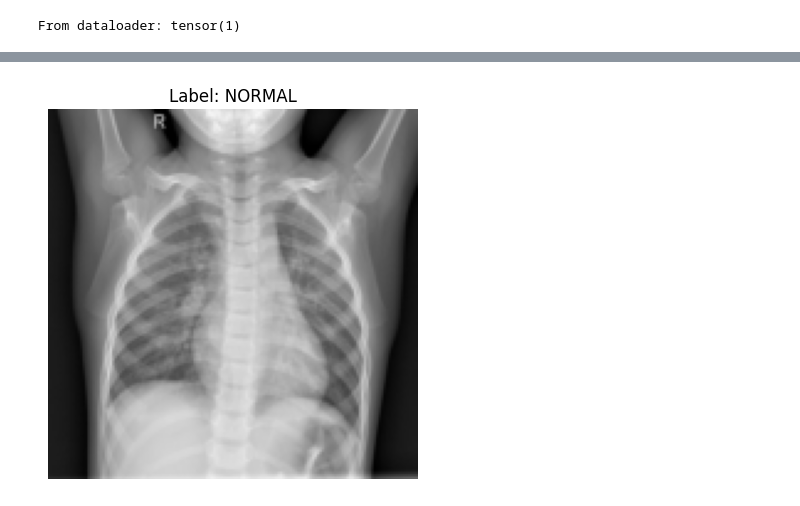
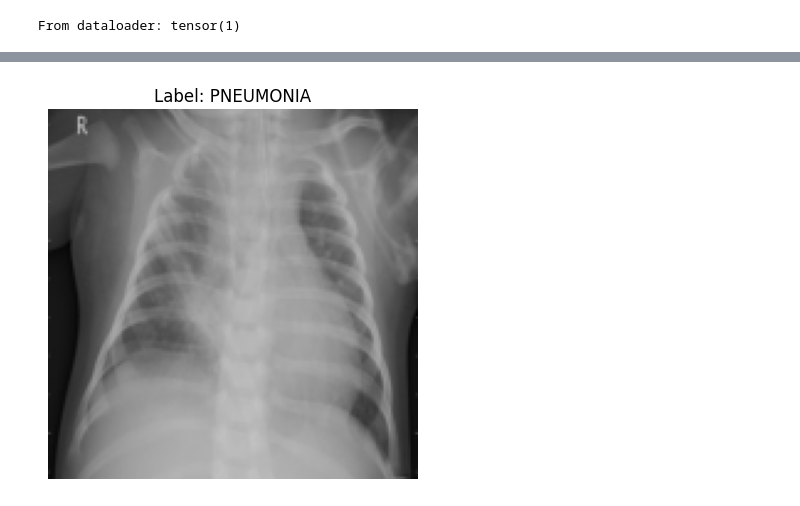
Before and after one commit to ayushzzzz/Comparative-Study-of-CNN-Architectures-VGG16-ResNet-EfficientNet-, a Jupyter notebook: model.ipynb, the cells around one changed output, grey strips where cells are left out. Drawn from its saved outputs; the diff is of its cells as text; code cells hidden in the pictures.

```diff
--- a/model.ipynb
+++ b/model.ipynb
@@ -62,24 +62,24 @@ tensor([[[-1., -1., -1.,  ..., -1., -1., -1.],
 # %%
 import matplotlib.pyplot as plt
 import numpy as np
 
 
-image, label = train_data[0]
+image, label = train_data[2285]
 
 
 image_np = image.numpy().transpose((1, 2, 0))
 
 mean = np.array([0.5])
 std = np.array([0.5])
 image_np = std * image_np + mean
 image_np = np.clip(image_np, 0, 1)
 
 plt.imshow(image_np)
 plt.title(f"Label: {train_data.classes[label]}")
 plt.axis('off')
 plt.show()
 # %% [output]
-[figure, old version]
+[figure, new version]
 # %%
 def get_model(model_name, num_classes=2):
     if model_name == "vgg16":
```
Also changed, not shown: parts of 4 cells of this notebook.
